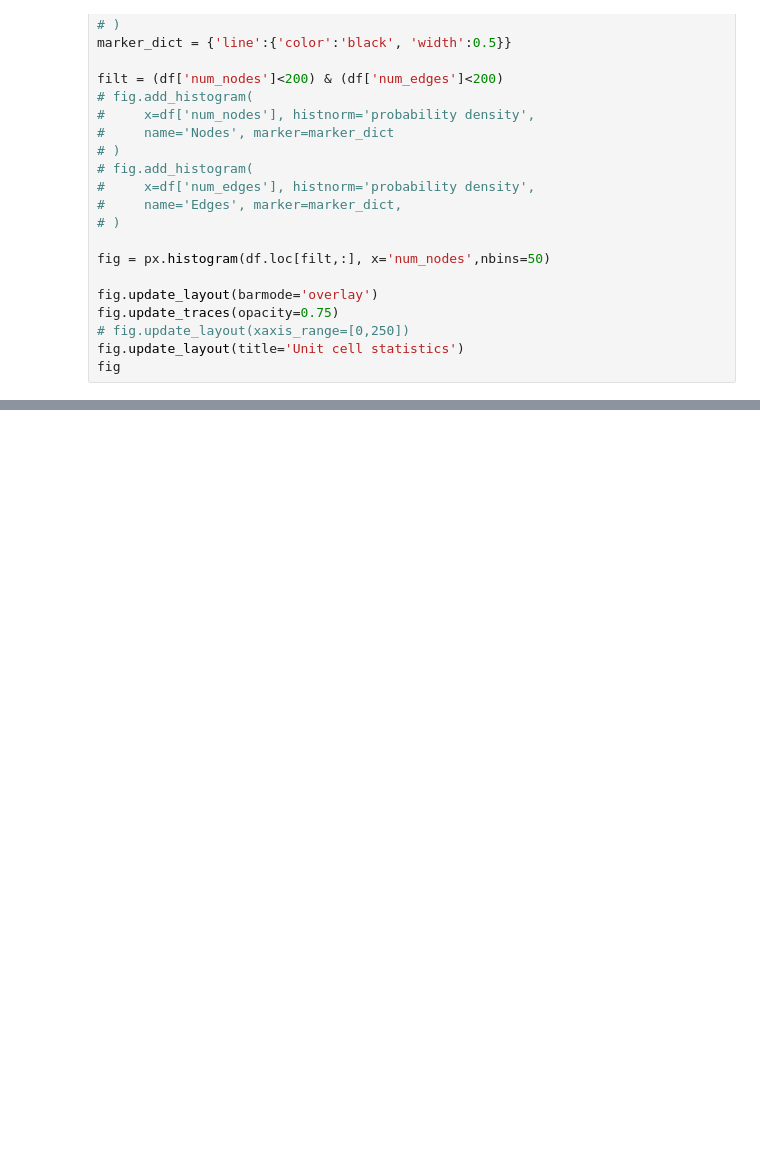
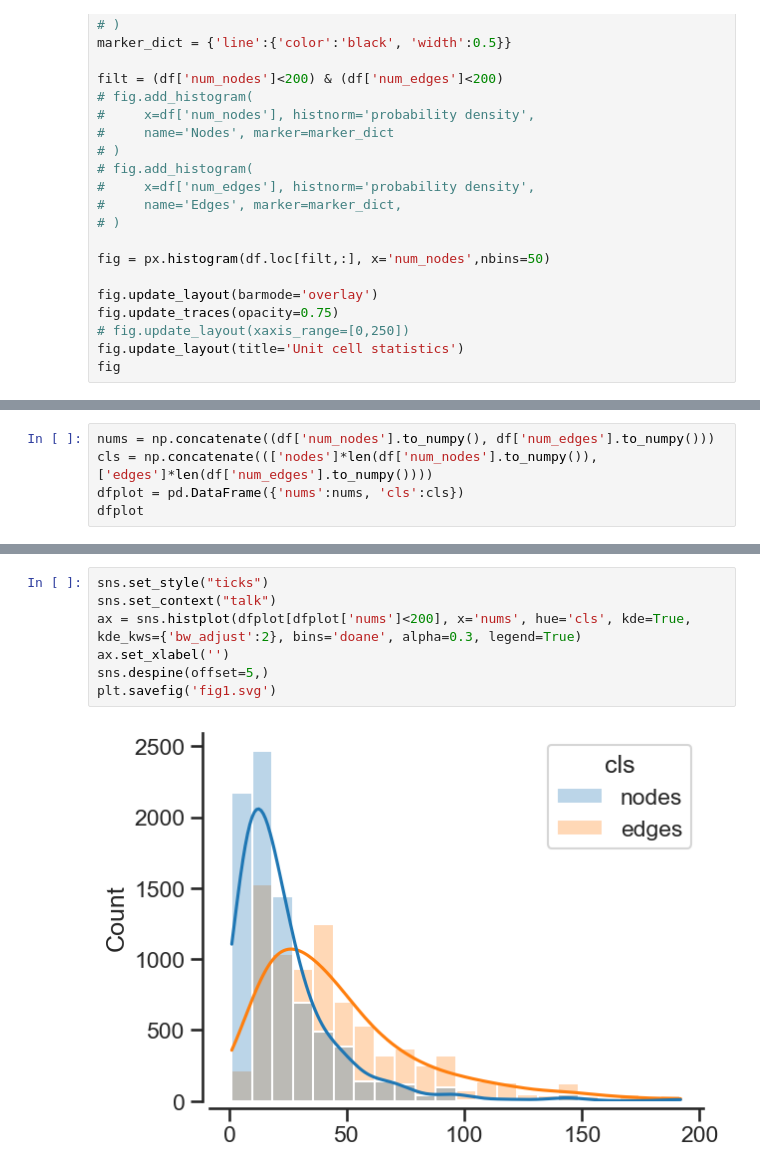
Before and after one commit to igrega348/gnn-paper, a Jupyter notebook: figure1.ipynb, the cells around one changed output, grey strips where cells are left out. Drawn from its saved outputs; the diff is of its cells as text; blank space fills up the shorter version.

```diff
--- a/figure1.ipynb
+++ b/figure1.ipynb
@@ -75,0 +69,5 @@ plt.
+# %%
+nums = np.concatenate((df['num_nodes'].to_numpy(), df['num_edges'].to_numpy()))
+cls = np.concatenate((['nodes']*len(df['num_nodes'].to_numpy()), ['edges']*len(df['num_edges'].to_numpy())))
+dfplot = pd.DataFrame({'nums':nums, 'cls':cls})
+dfplot
@@ -75,0 +88,9 @@ plt.
+# %%
+sns.set_style("ticks")
+sns.set_context("talk")
+ax = sns.histplot(dfplot[dfplot['nums']<200], x='nums', hue='cls', kde=True, kde_kws={'bw_adjust':2}, bins='doane', alpha=0.3, legend=True)
+ax.set_xlabel('')
+sns.despine(offset=5,)
+plt.savefig('fig1.svg')
+# %% [output]
+[figure, added]
```
Also changed, not shown: parts of 14 cells of this notebook, 13 other files.
